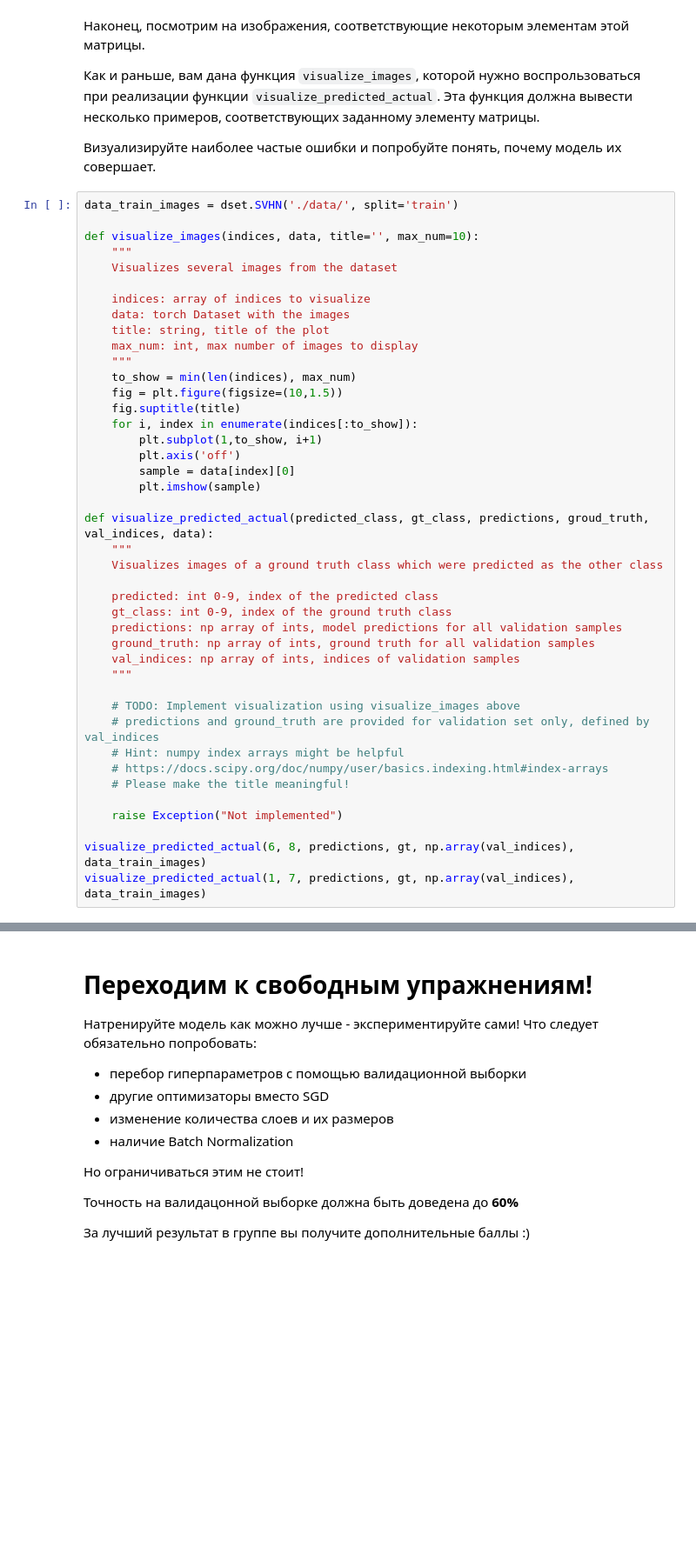
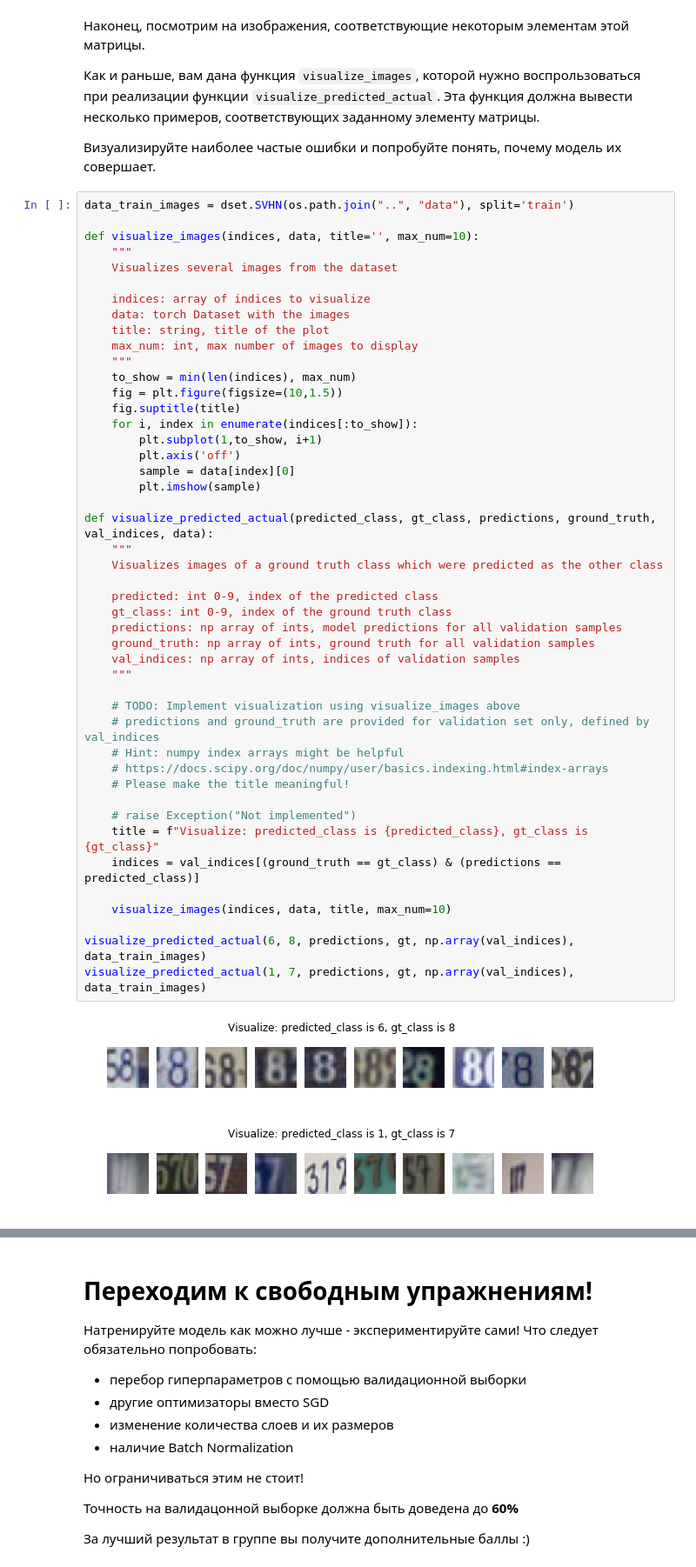
Before and after one commit to shereshevskiy/dlcourse_ai, a Jupyter notebook: assignments/assignment2/PyTorch.ipynb, the cells around one changed output, grey strips where cells are left out. Shown at 87% size. Drawn from its saved outputs; the diff is of its cells as text; blank space fills up the shorter version.

```diff
--- a/assignments/assignment2/PyTorch.ipynb
+++ b/assignments/assignment2/PyTorch.ipynb
@@ -447,7 +438,7 @@ visualize_confusion_matrix(confusion_matrix)
 
 Визуализируйте наиболее частые ошибки и попробуйте понять, почему модель их совершает.
 # %%
-data_train_images = dset.SVHN('./data/', split='train')
+data_train_images = dset.SVHN(os.path.join("..", "data"), split='train')
 
 def visualize_images(indices, data, title='', max_num=10):
     """
@@ -459,32 +450,39 @@ def visualize_images(indices, data, title='', max_num=10):
     max_num: int, max number of images to display
     """
     to_show = min(len(indices), max_num)
     fig = plt.figure(figsize=(10,1.5))
     fig.suptitle(title)
     for i, index in enumerate(indices[:to_show]):
         plt.subplot(1,to_show, i+1)
         plt.axis('off')
         sample = data[index][0]
         plt.imshow(sample)
 
-def visualize_predicted_actual(predicted_class, gt_class, predictions, groud_truth, val_indices, data):
+def visualize_predicted_actual(predicted_class, gt_class, predictions, ground_truth, val_indices, data):
     """
     Visualizes images of a ground truth class which were predicted as the other class
 
     predicted: int 0-9, index of the predicted class
     gt_class: int 0-9, index of the ground truth class
     predictions: np array of ints, model predictions for all validation samples
     ground_truth: np array of ints, ground truth for all validation samples
     val_indices: np array of ints, indices of validation samples
     """
 
     # TODO: Implement visualization using visualize_images above
     # predictions and ground_truth are provided for validation set only, defined by val_indices
     # Hint: numpy index arrays might be helpful
     # https://docs.scipy.org/doc/numpy/user/basics.indexing.html#index-arrays
     # Please make the title meaningful!
 
-    raise Exception("Not implemented")
+    # raise Exception("Not implemented")
+    title = f"Visualize: predicted_class is {predicted_class}, gt_class is {gt_class}"
+    indices = val_indices[(ground_truth == gt_class) & (predictions == predicted_class)]
+
+    visualize_images(indices, data, title, max_num=10)
 
 visualize_predicted_actual(6, 8, predictions, gt, np.array(val_indices), data_train_images)
 visualize_predicted_actual(1, 7, predictions, gt, np.array(val_indices), data_train_images)
+# %% [output]
+[figure, added]
+[figure, added]
```
Also changed, not shown: parts of 6 cells of this notebook.
